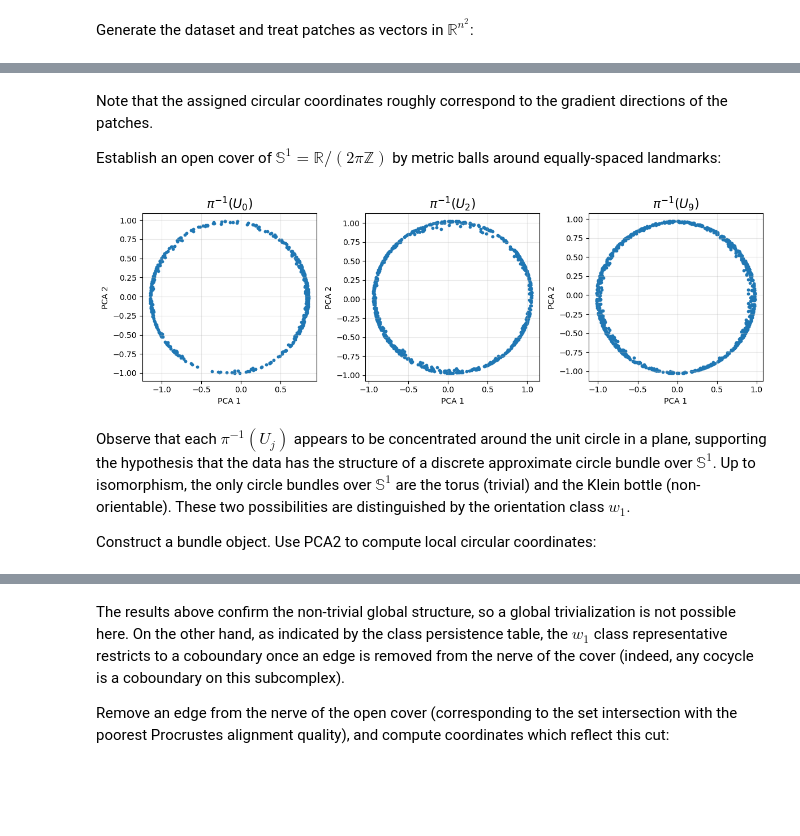
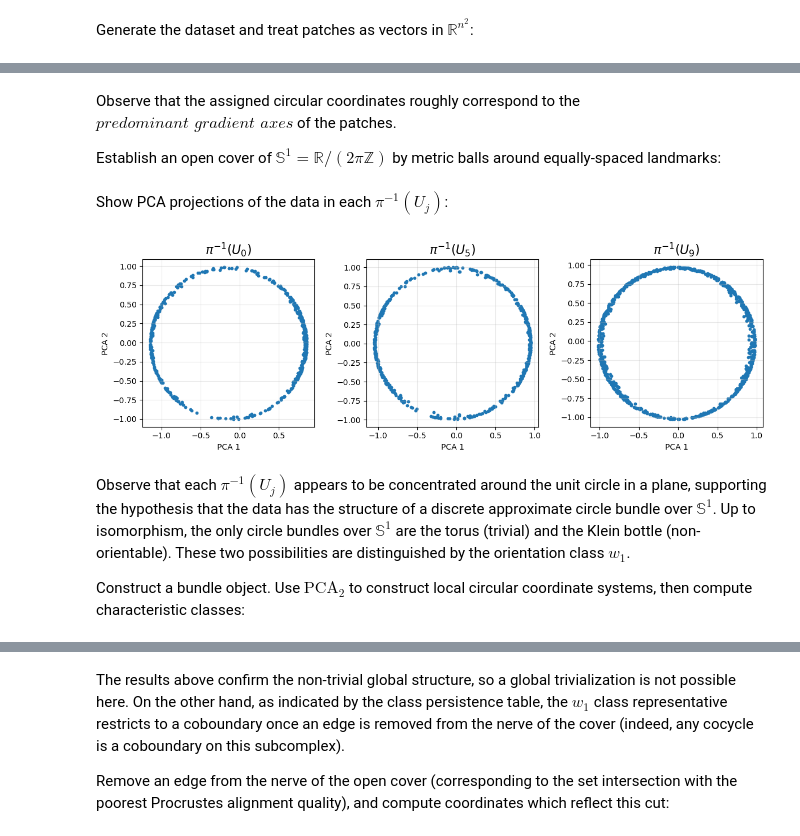
Before and after one commit to bradturow/Circle_Bundles, a Jupyter notebook: notebooks/tutorials/core/03_synthetic_natural_image_patches.ipynb, the cells around one changed output, grey strips where cells are left out. Cells and saved outputs as stored; diff of their text form; code cells hidden in the pictures; blank space fills up the shorter version.

```diff
--- a/notebooks/tutorials/core/03_synthetic_natural_image_patches.ipynb
+++ b/notebooks/tutorials/core/03_synthetic_natural_image_patches.ipynb
@@ -77,5 +87,5 @@ plt.show()
 # %% [markdown]
-Note that the assigned circular coordinates roughly correspond to the gradient directions of the patches.
+Observe that the assigned circular coordinates roughly correspond to the $\textit{predominant gradient axes}$ of the patches.
 
 Establish an open cover of $\mathbb{S}^{1} = \mathbb{R}/(2\pi\mathbb{Z})$ by metric balls around equally-spaced landmarks:
 # %%
@@ -89,15 +99,19 @@ cover = cb.get_metric_ball_cover(base_angles.reshape(-1,1),
                                  landmarks,
                                  radius = radius,
                                  metric = cb.S1AngleMetric())
+# %% [markdown]
+Show PCA projections of the data in each $\pi^{-1}(U_{j})$:
 # %%
-fiber_ids, idx_list, proj_list = cb.get_local_pca(data, cover.U, to_view = [0, 2,9])
-fig, axes = cb.plot_local_pca(fiber_ids, proj_list, n_cols = 3)
+fig, axes = cb.get_local_pca(data,
+                      cover.U,
+                      to_view = [0,5,9],
+                     )
 plt.show()
 # %% [output]
-[figure, old version]
+[figure, new version]
 # %% [markdown]
 Observe that each $\pi^{-1}(U_{j})$ appears to be concentrated around the unit circle in a plane, supporting the hypothesis that the data has the structure of a discrete approximate circle bundle over $\mathbb{S}^{1}$. Up to isomorphism, the only circle bundles over $\mathbb{S}^{1}$ are the torus (trivial) and the Klein bottle (non-orientable). These two possibilities are distinguished by the orientation class $w_{1}$.
 
-Construct a bundle object. Use PCA2 to compute local circular coordinates:
+Construct a bundle object. Use $\text{PCA}_{2}$ to construct local circular coordinate systems, then compute characteristic classes:
 # %%
 bundle = cb.Bundle(X = data, cover = cover)
```
Also changed, not shown: parts of 17 cells of this notebook, 20 other files.
